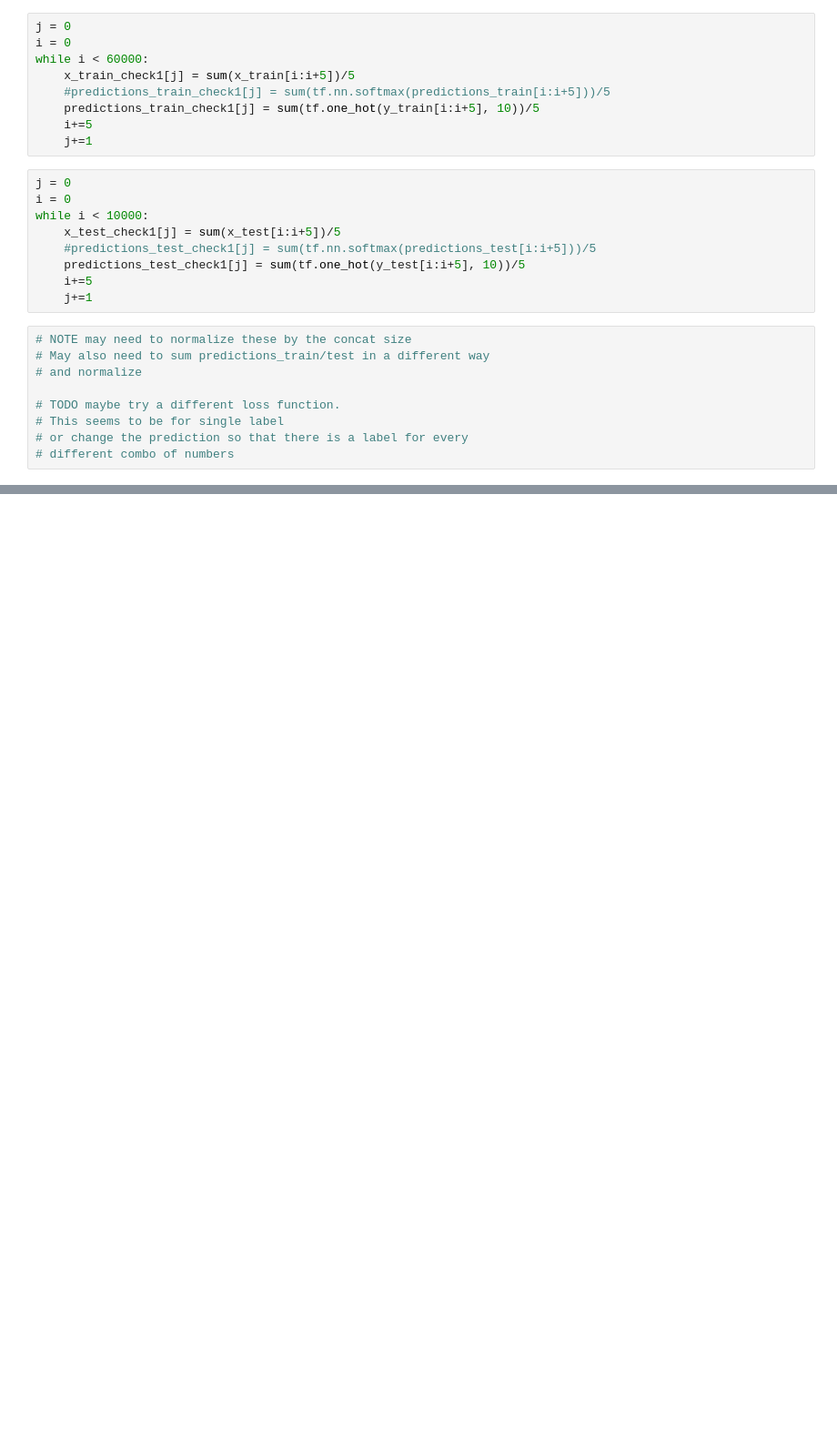
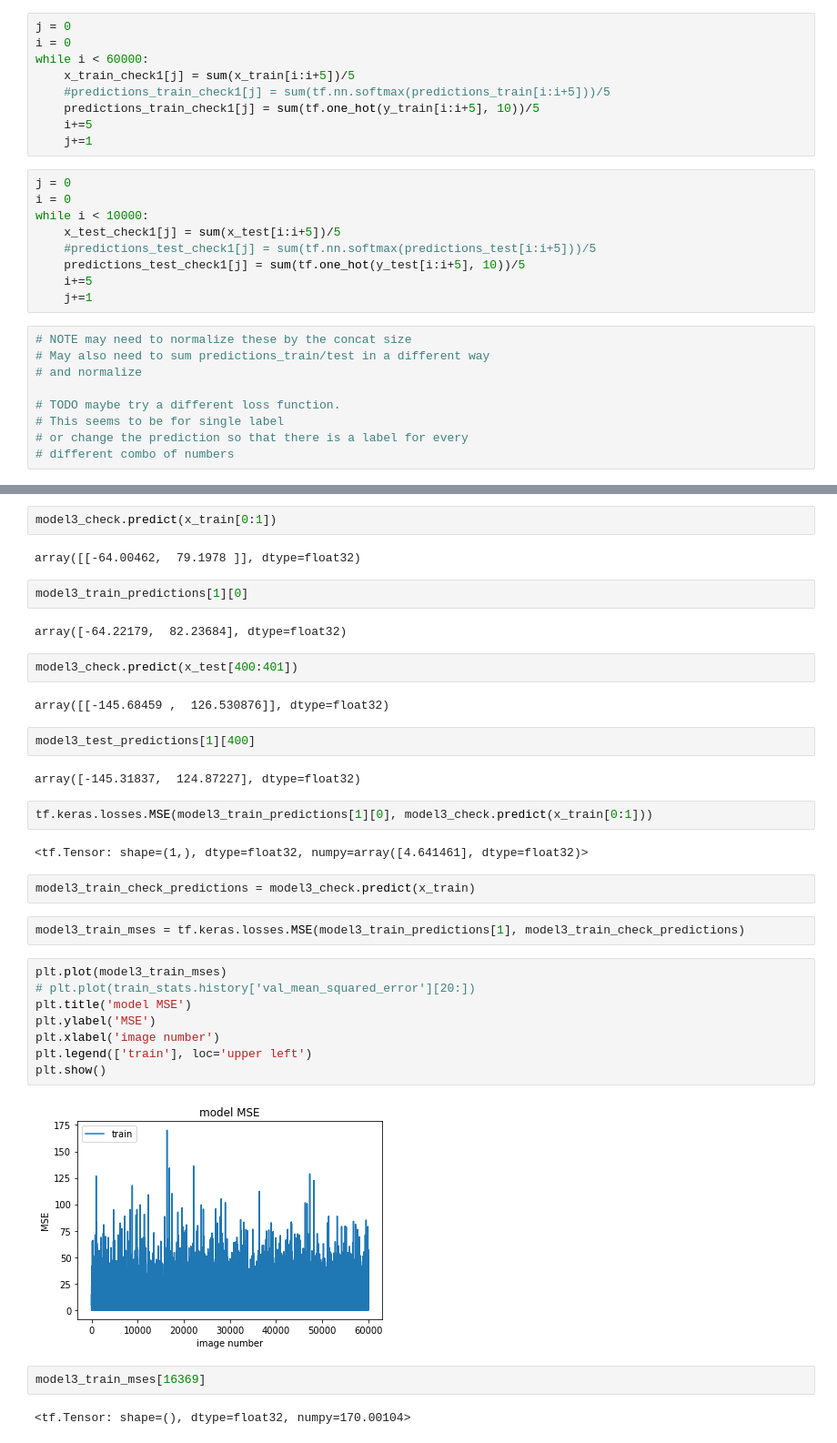
Before and after one commit to dPhanekham/tf2_error_injection, a Jupyter notebook: iris_inject_errors/control_path_fault_detection_test.ipynb, the cells around one changed output, grey strips where cells are left out. Shown at 91% size. Drawn from its saved outputs; the diff is of its cells as text; blank space fills up the shorter version.

```diff
--- a/iris_inject_errors/control_path_fault_detection_test.ipynb
+++ b/iris_inject_errors/control_path_fault_detection_test.ipynb
@@ -300,0 +435,38 @@ y_train[0:5]
+# %%
+model3_check.predict(x_train[0:1])
+# %% [output]
+array([[-64.00462,  79.1978 ]], dtype=float32)
+# %%
+model3_train_predictions[1][0]
+# %% [output]
+array([-64.22179,  82.23684], dtype=float32)
+# %%
+model3_check.predict(x_test[400:401])
+# %% [output]
+array([[-145.68459 ,  126.530876]], dtype=float32)
+# %%
+model3_test_predictions[1][400]
+# %% [output]
+array([-145.31837,  124.87227], dtype=float32)
+# %%
+tf.keras.losses.MSE(model3_train_predictions[1][0], model3_check.predict(x_train[0:1]))
+# %% [output]
+<tf.Tensor: shape=(1,), dtype=float32, numpy=array([4.641461], dtype=float32)>
+# %%
+model3_train_check_predictions = model3_check.predict(x_train)
+# %%
+model3_train_mses = tf.keras.losses.MSE(model3_train_predictions[1], model3_train_check_predictions)
+# %%
+plt.plot(model3_train_mses)
+# plt.plot(train_stats.history['val_mean_squared_error'][20:])
+plt.title('model MSE')
+plt.ylabel('MSE')
+plt.xlabel('image number')
+plt.legend(['train'], loc='upper left')
+plt.show()
+# %% [output]
+[figure, added]
+# %%
+model3_train_mses[16369]
+# %% [output]
+<tf.Tensor: shape=(), dtype=float32, numpy=170.00104>
```
Also changed, not shown: parts of 86 cells of this notebook.
